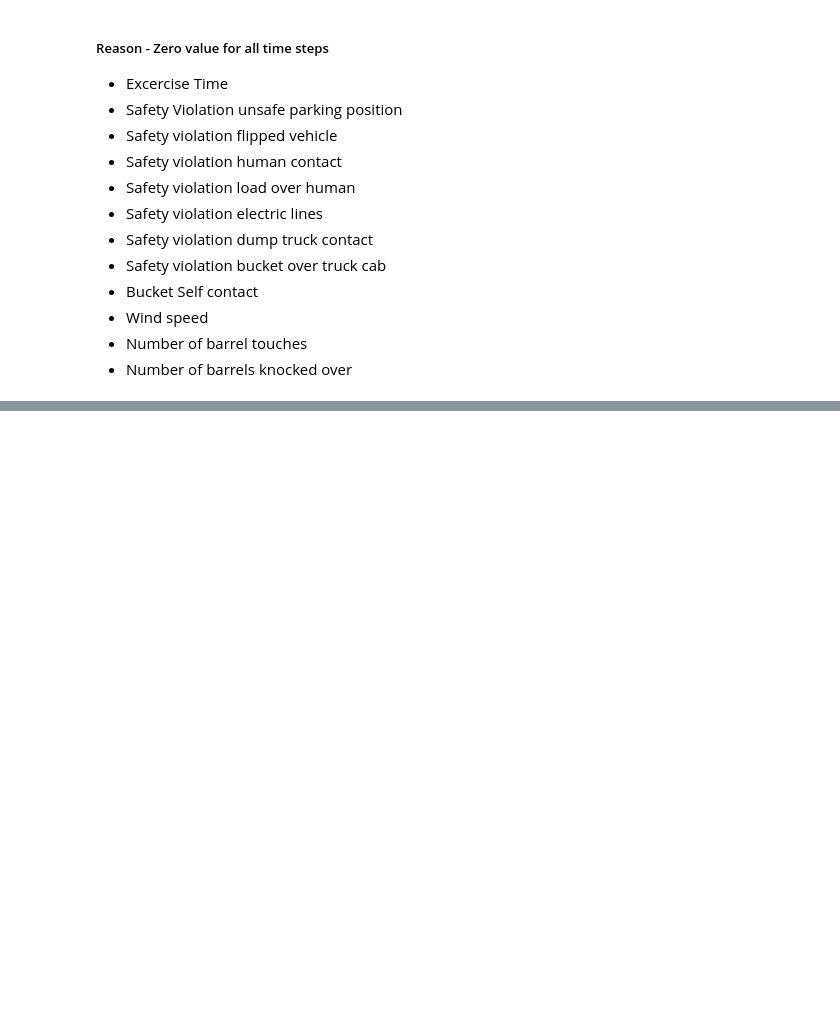
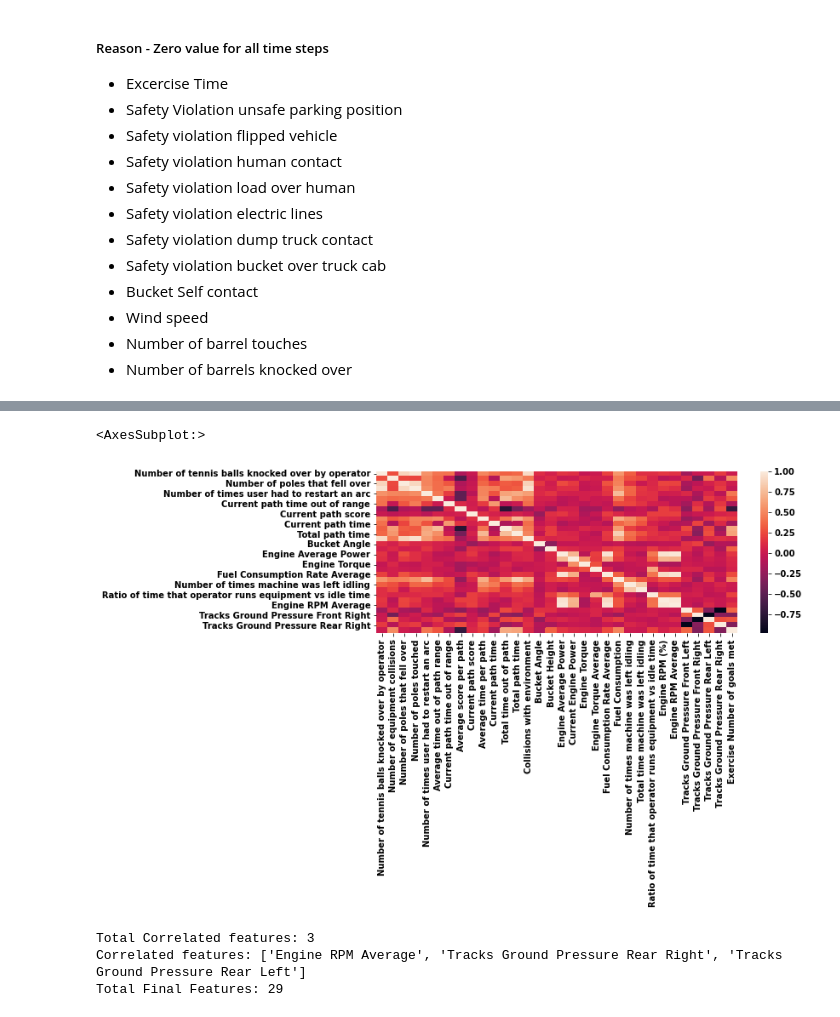
Before and after one commit to pranavAL/InvRL_Auto-Evaluate, a Jupyter notebook: EDA.ipynb, the cells around one changed output, grey strips where cells are left out. Saved outputs shown, nothing was run; the diff lists cells and outputs as text; code cells hidden in the pictures; blank space fills up the shorter version.

Commit message:
Feature Engineering

```diff
--- a/EDA.ipynb
+++ b/EDA.ipynb
@@ -108,3 +112,13 @@ show_deviation_all_features_with_time()
 * Wind speed
 * Number of barrel touches
 * Number of barrels knocked over
+# %%
+features_to_skip = ['Exercise Time', 'Safety violation unsafe parking position', 'Safety violation Flipped Vehicle', 'Safety violation human contact',
+                    'Safety violation load over human', 'Safety violation electrical lines', 'Safety violation dump truck contact',
+                    'Safety violation bucket over truck cab', 'Bucket Self Contact', 'Wind speed', 'Number of barrels touches',
+                    'Number of barrels knocked over']
+
+print(f"Total Original Features: {len(data.columns[3:])}")
+print(f"Total Features Removed: {len(features_to_skip)}")
+
+data.drop(columns=features_to_skip, inplace=True)
@@ -110,0 +132,3 @@ show_deviation_all_features_with_time()
+# %%
+data_corr = data.loc[:,data.columns[3:]].corr()
+data_corr.head()
@@ -110,0 +143,21 @@ show_deviation_all_features_with_time()
+# %%
+sns.heatmap(data_corr)
+# %% [output]
+<AxesSubplot:>
+[figure, added]
+# %%
+corr_columns = []
+for i in range(len(data_corr)):
+    for j in range(i+1, len(data_corr)):
+        if abs(data_corr.iloc[i,j]) > 0.97 and data_corr.columns[j] not in corr_columns:
+            corr_columns.append(data_corr.columns[j])
+
+print(f"Total Correlated features: {len(corr_columns)}")
+print(f"Correlated features: {corr_columns}")
+
+data.drop(columns=corr_columns, inplace=True)
+print(f"Total Final Features: {len(data.columns[3:])}")
+# %% [output]
+Total Correlated features: 3
+Correlated features: ['Engine RPM Average', 'Tracks Ground Pressure Rear Right', 'Tracks Ground Pressure Rear Left']
+Total Final Features: 29
```
Also changed, not shown: parts of 4 cells of this notebook.
